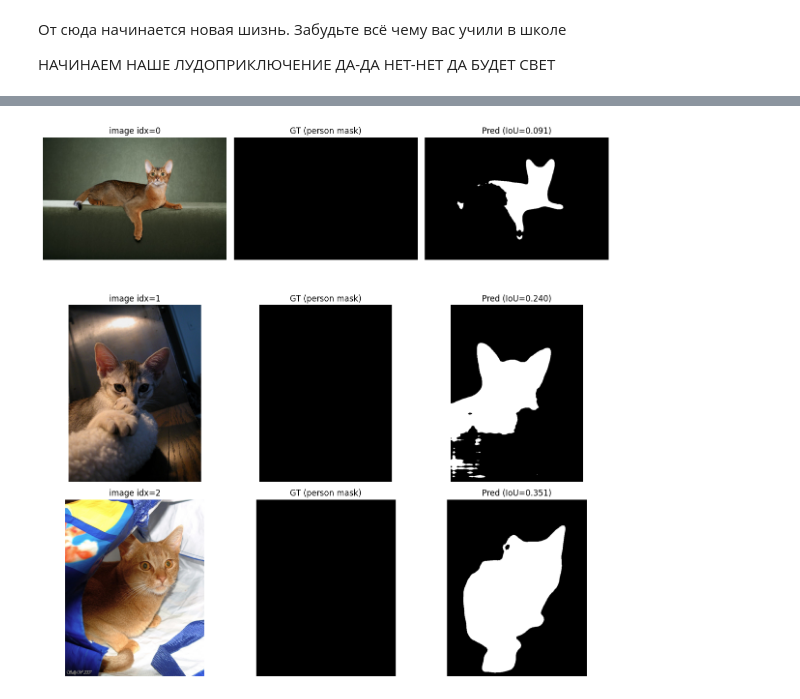
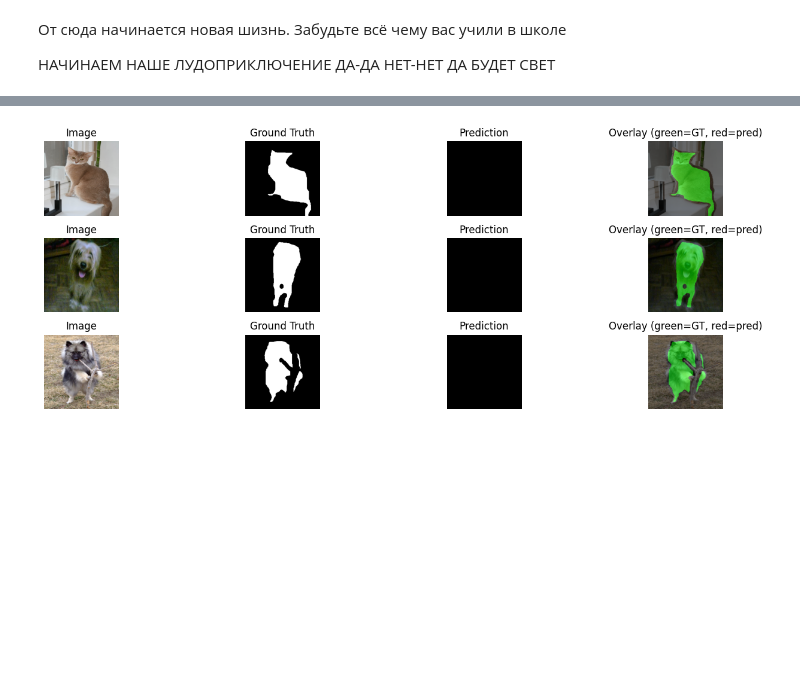
Before and after one commit to kA4errGa/AIEngineering_CoursMIREA, a Jupyter notebook: homeworks/HW10-11/HW10-11.ipynb, the cells around one changed output, grey strips where cells are left out. Saved outputs shown, nothing was run; the diff lists cells and outputs as text; code cells hidden in the pictures; blank space fills up the shorter version.

```diff
--- a/homeworks/HW10-11/HW10-11.ipynb
+++ b/homeworks/HW10-11/HW10-11.ipynb
@@ -248,8 +248,8 @@ transform = transforms.Compose([
 
 gen = torch.Generator().manual_seed(42)
 
-train_full = torchvision.datasets.STL10(root="./data1", split="train", download=True, transform=transform)
-test_ds = torchvision.datasets.STL10(root="./data1", split="test", download=True, transform=transform)
+train_full = torchvision.datasets.STL10(root="./data1", split="train", download=False, transform=transform)
+test_ds = torchvision.datasets.STL10(root="./data1", split="test", download=False, transform=transform)
 
 train_ds, val_ds = random_split(train_full, [int(i) for i in (len(train_full) * 0.8, len(train_full) * 0.2)], gen)
 
@@ -773,0 +738,14 @@ len(dataset_OP), dataset_OP[0][0].size, dataset_OP[0][1].shape
+# %%
+mean = (0.485, 0.456, 0.406)
+std  = (0.229, 0.224, 0.225)
+pet_transform = transforms.Compose([
+    transforms.Resize((256, 256)),
+    transforms.ToTensor(),
+    transforms.Normalize(mean, std)
+])
+
+train_dataset_pet = PetDatasetWithBinaryMask(ds_train_pet, pet_transform, pet_mask_transform)
+val_dataset_pet   = PetDatasetWithBinaryMask(ds_val_pet, pet_transform, pet_mask_transform)
+
+train_loader_pet = DataLoader(train_dataset_pet, batch_size=64, shuffle=True, num_workers=0)
+val_loader_pet   = DataLoader(val_dataset_pet, batch_size=64, shuffle=False, num_workers=0)
@@ -861,36 +846,44 @@ metricsv1
 # %%
-n = min(cfg.n_show, len(dataset_OP))
-fig, axes = plt.subplots(n, 3, figsize=(12, 4*n))
+model_sg.eval()
+images, masks = next(iter(val_loader_pet))
+images.to(device)
+masks.to(device)
+with torch.no_grad():
+        output = model_sg(images)['out']
+        probs = torch.softmax(output, dim=1)
+        pred = (probs[:, 1, :, :] > 0.7).long()
+        pred = postprocess_min_size(pred)
 
-if n == 1:
-    axes = np.expand_dims(axes, axis=0)
+plt.figure(figsize=(15, 5))
+for i in range(3):
+    img = denorm_image(images[i])
+    true_mask = masks[i].cpu().numpy()
+    pred_mask = pred[i].cpu().numpy()
 
-for row in range(n):
-    img_pil, gt_np = dataset_OP[row]
-    pred_mask, (h, w) = predict_cat_mask(img_pil)
-
-    # GT resize to model space
-    gt_pil = Image.fromarray((gt_np * 255).astype(np.uint8))
-    gt_rs = F.resize(gt_pil, size=[h, w], interpolation=InterpolationMode.NEAREST)
-    gt_mask = (torch.from_numpy(np.array(gt_rs)) > 0).to(torch.uint8)
-
-    iou = iou_binary(pred_mask, gt_mask)
-
-    axes[row, 0].imshow(img_pil)
-    axes[row, 0].set_title(f"image idx={row}")
-    axes[row, 0].axis("off")
-
-    axes[row, 1].imshow(gt_mask.numpy(), cmap="gray")
-    axes[row, 1].set_title("GT (person mask)")
-    axes[row, 1].axis("off")
-
-    axes[row, 2].imshow(pred_mask.numpy(), cmap="gray")
-    axes[row, 2].set_title(f"Pred (IoU={iou:.3f})")
-    axes[row, 2].axis("off")
-
+    plt.subplot(3, 4, i*4+1)
+    plt.imshow(img)
+    plt.title('Image')
+    plt.axis('off')
+    plt.subplot(3, 4, i*4+2)
+    plt.imshow(true_mask, cmap='gray')
+    plt.title('Ground Truth')
+    plt.axis('off')
+    plt.subplot(3, 4, i*4+3)
+    plt.imshow(pred_mask, cmap='gray')
+    plt.title('Prediction')
+    plt.axis('off')
+    plt.subplot(3, 4, i*4+4)
+    # наложение
+    overlay = np.zeros_like(img)
+    overlay[true_mask>0] = [0, 1, 0]  # green ground truth
+    overlay[pred_mask>0] = [1, 0, 0]  # red prediction
+    plt.imshow(img)
+    plt.imshow(overlay, alpha=0.5)
+    plt.title('Overlay (green=GT, red=pred)')
+    plt.axis('off')
 plt.tight_layout()
-plt.savefig("./artifacts/figures/segmentation_examples.png")
+plt.savefig('artifacts/figures/segmentation_examples.png')
 plt.show()
 # %% [output]
-[figure, old version]
+[figure, new version]
 # %%
```
Also changed, not shown: parts of 19 cells of this notebook, 5 other files.
